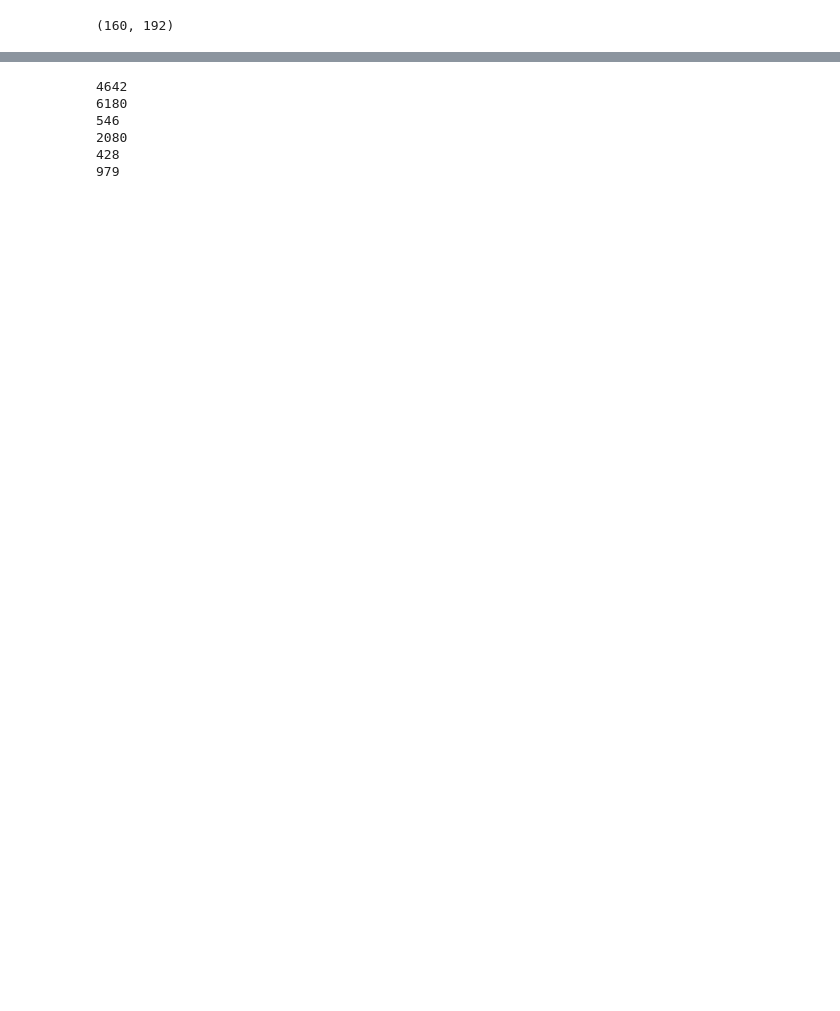
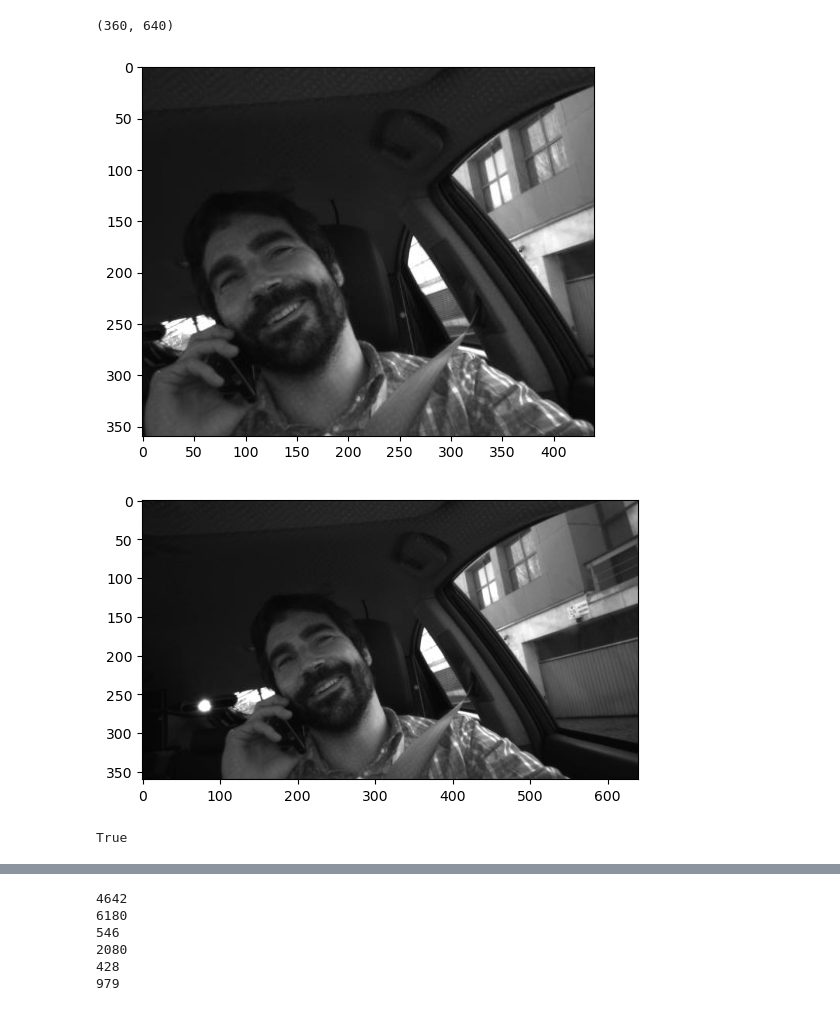
Before and after one commit to lennartvoelz/driver_inattention_detection, a Jupyter notebook: scripts/preproc.ipynb, the cells around one changed output, grey strips where cells are left out. Drawn from its saved outputs; the diff is of its cells as text; code cells hidden in the pictures; blank space fills up the shorter version.

```diff
--- a/scripts/preproc.ipynb
+++ b/scripts/preproc.ipynb
@@ -39,6 +39,10 @@ for filename in classes_test['filename']:
 pics_train = np.array(pics_train)
 pics_valid = np.array(pics_valid)
 pics_test = np.array(pics_test)
+# %%
+pics_test[0].shape
+# %% [output]
+(360, 640)
 # %%
 def hard_crop(image):
     return image[:,:,100:image.shape[2]-100]
@@ -48,6 +52,21 @@ valid_cropped = hard_crop(pics_valid)
 test_cropped = hard_crop(pics_test)
 
 # X = np.concatenate((train_cropped, valid_cropped, test_cropped), axis=0)
+# %%
+rand_int = random.randint(0, len(train_cropped))
+plt.imshow(train_cropped[rand_int], cmap='gray')
+#wait 3 sec
+plt.show()
+plt.imshow(pics_train[rand_int], cmap='gray')
+plt.show()
+# %% [output]
+[figure, added]
+[figure, added]
+# %%
+cv2.imwrite('../report_max/vXXX/content/test1.jpg', pics_train[rand_int])
+cv2.imwrite('../report_max/vXXX/content/test2.jpg', train_cropped[rand_int])
+# %% [output]
+True
 # %%
 train_img = []
 valid_img = []
@@ -70,7 +89,3 @@ for pic in tqdm.tqdm(range(len(test_cropped))):
 # test_img = np.array(test_img)
 
 X = np.concatenate((train_img, test_img, valid_img), axis=0)
-# %%
-np.array(X)[0].shape
-# %% [output]
-(160, 192)
```
Also changed, not shown: parts of 19 cells of this notebook, 10 other files.
